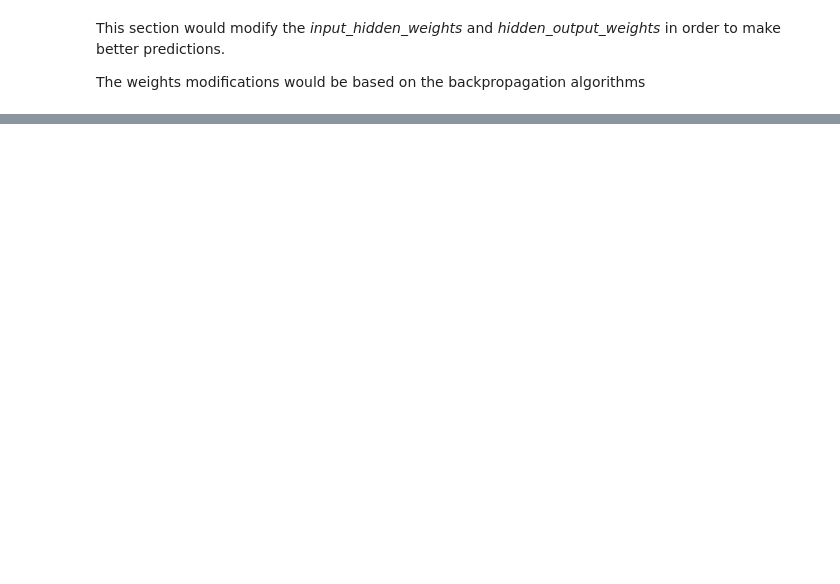
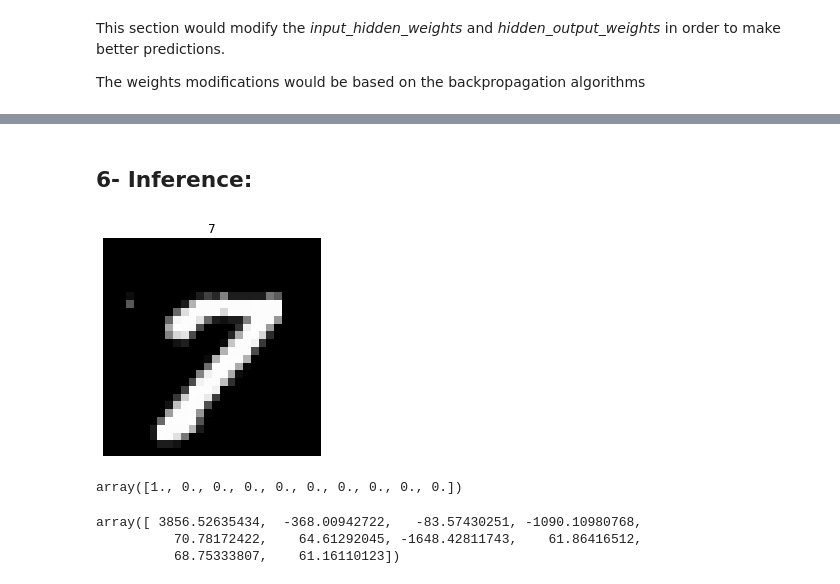
Before and after one commit to benhachy/NNFromScratch, a Jupyter notebook: NNFromScratch.ipynb, the cells around one changed output, grey strips where cells are left out. Cells and saved outputs as stored; diff of their text form; code cells hidden in the pictures; blank space fills up the shorter version.

Commit message:
Implemented training loop and inference

```diff
--- a/NNFromScratch.ipynb
+++ b/NNFromScratch.ipynb
@@ -270,0 +309,25 @@ array([   74.39696066,  -233.39786026,   -13.67398176,    52.38022133,
+# %% [markdown]
+## 6- Inference:
+# %%
+random_idx = np.random.randint(1000)
+
+image = x_train[random_idx]
+label = y_train[random_idx]
+
+
+visualize_image(image, label)
+input_layer = image.flatten()
+# %% [output]
+[figure, added]
+# %%
+_, new_output = forward_pass(input_layer, weights[0], weights[1])
+norm_new_output = np.array(tf.nn.softmax(new_output)) # transforming the logits to probs
+norm_new_output
+# %% [output]
+array([1., 0., 0., 0., 0., 0., 0., 0., 0., 0.])
+# %%
+new_output
+# %% [output]
+array([ 3856.52635434,  -368.00942722,   -83.57430251, -1090.10980768,
+          70.78172422,    64.61292045, -1648.42811743,    61.86416512,
+          68.75333807,    61.16110123])
```
Also changed, not shown: parts of 25 cells of this notebook.
